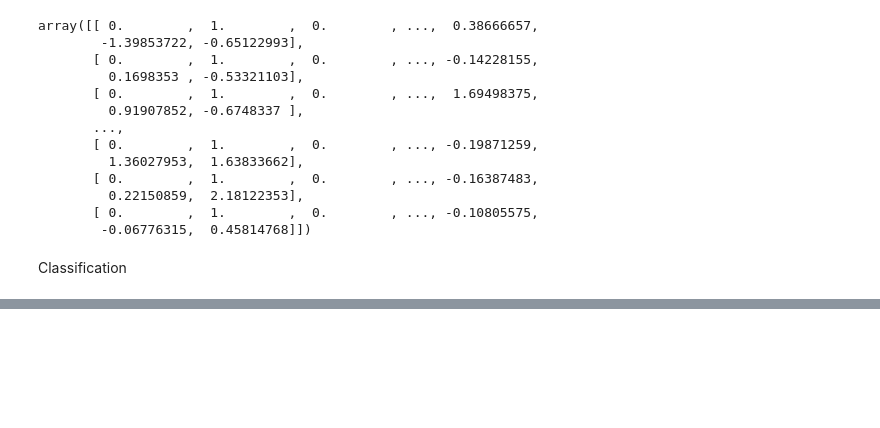
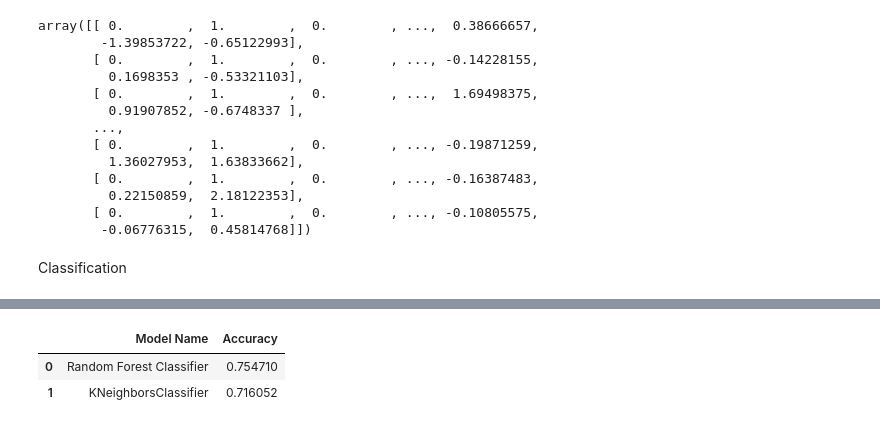
Before and after one commit to AnshuML/US-Visa-Approval-prediction, a Jupyter notebook: notebook/Feature_Engineering_and_Model_Training.ipynb, the cells around one changed output, grey strips where cells are left out. Cells and saved outputs as stored; diff of their text form; code cells hidden in the pictures; blank space fills up the shorter version.

```diff
--- a/notebook/Feature_Engineering_and_Model_Training.ipynb
+++ b/notebook/Feature_Engineering_and_Model_Training.ipynb
@@ -318,0 +335,12 @@ NameError: name 'X_res' is not defined
+# %%
+models = {
+    "Random Forest": RandomForestClassifier(),
+    "Decision Tree": DecisionTreeClassifier(),
+    "Gradient Boosting": GradientBoostingClassifier(),
+    "Logistic Regression": LogisticRegression(),
+    "K-Neighbors Classifier": KNeighborsClassifier(),
+    #"XGBClassifier": XGBClassifier(),
+    # "CatBoosting Classifier": CatBoostClassifier(verbose=False),
+    "Support Vector Classifier": SVC(),
+    "AdaBoost Classifier": AdaBoostClassifier()
+}
@@ -318,0 +479,7 @@ NameError: name 'X_res' is not defined
+# %%
+from sklearn.metrics import roc_auc_score,roc_curve
+best_models = {
+    "Random Forest Classifier": RandomForestClassifier(**model_param['RF']),
+    "KNeighborsClassifier": KNeighborsClassifier(**model_param['KNN']),
+}
+tuned_report =evaluate_models(X, y, models=best_models)
@@ -318,0 +504,6 @@ NameError: name 'X_res' is not defined
+# %%
+tuned_report
+# %% [output]
+|  | Model Name | Accuracy |
+| 0 | Random Forest Classifier | 0.754710 |
+| 1 | KNeighborsClassifier | 0.716052 |
```
Also changed, not shown: parts of 15 cells of this notebook.
